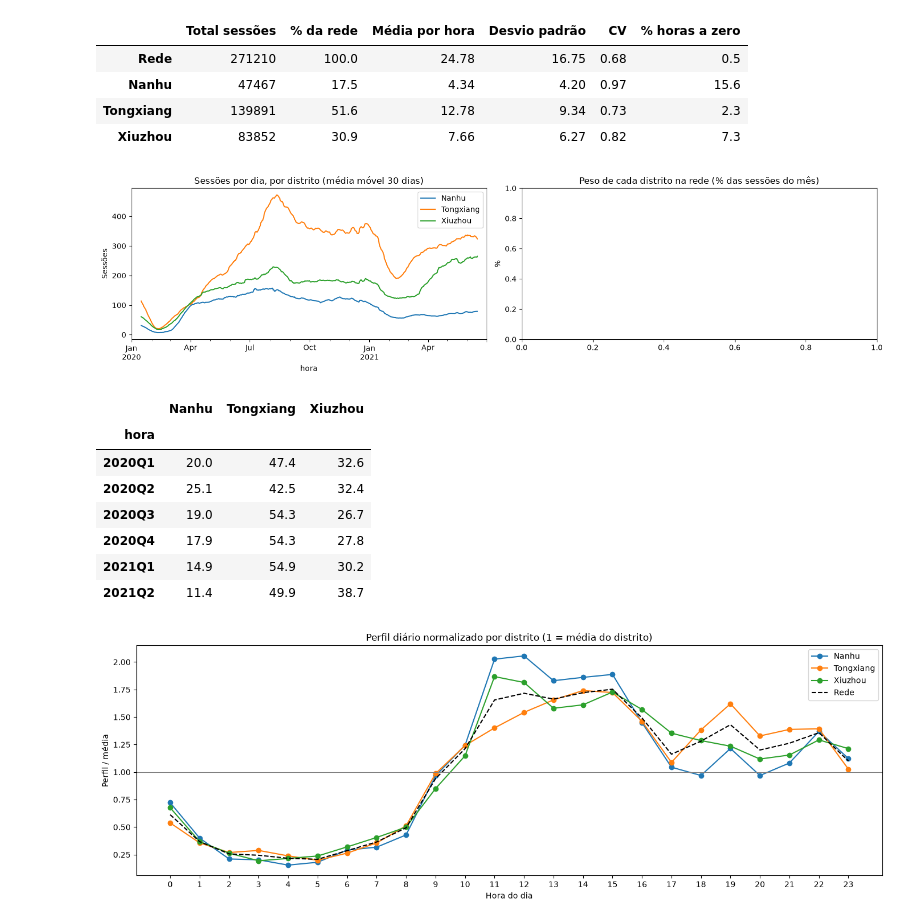
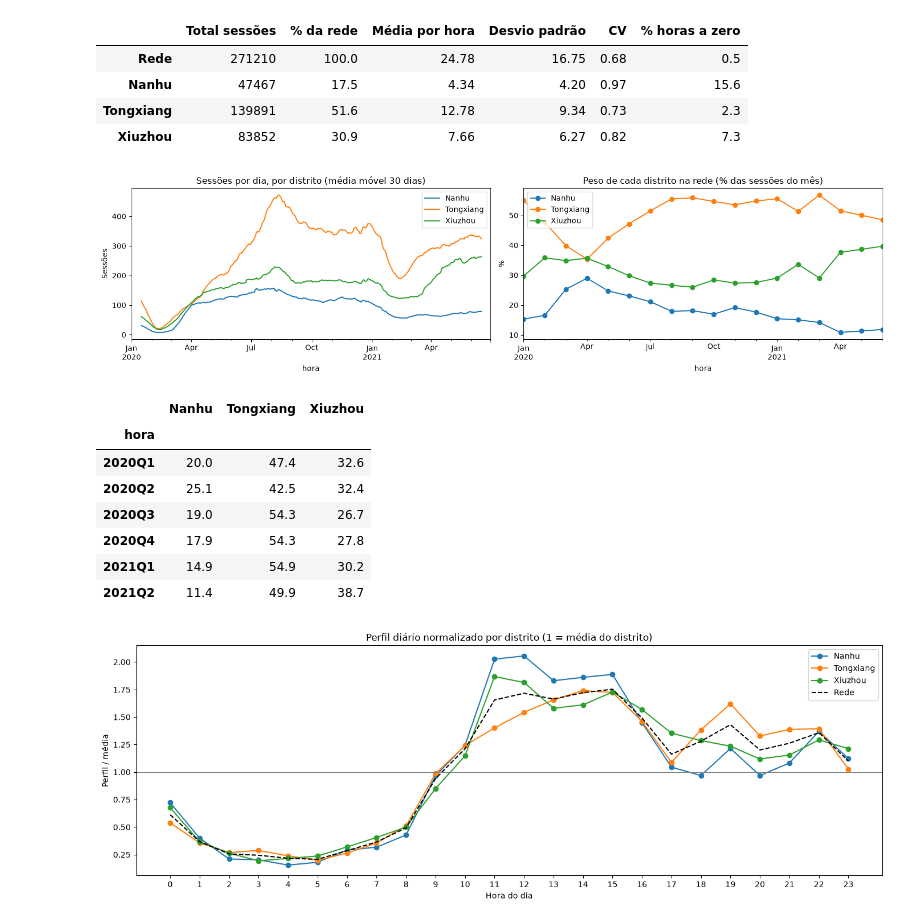
Before and after one commit to 1231478-Ellah-Fleischmann/MINDD-PROJETO-2, a Jupyter notebook: task1.ipynb, the cells around one changed output. Drawn from its saved outputs; the diff is of its cells as text; code cells hidden in the pictures.

```diff
--- a/task1.ipynb
+++ b/task1.ipynb
@@ -877,31 +877,31 @@ resumo
 # %%
 # 2) Tendência de cada distrito e evolução do peso na rede
 diario_d = series.loc[:TRAIN_END, nomes_distritos].resample('D').sum()
 mm30_d = diario_d.rolling(30, center=True).mean()
 
 quota = series.loc[:TRAIN_END, nomes_distritos].resample('MS').sum()
 quota = quota.div(quota.sum(axis=1), axis=0) * 100
 
 fig, axes = plt.subplots(1, 2, figsize=(15, 4))
 
 mm30_d.plot(ax=axes[0])
 axes[0].set_title('Sessões por dia, por distrito (média móvel 30 dias)')
 axes[0].set_ylabel('Sessões')
 
-quota = series.loc[:TRAIN_END, nomes_distritos].resample('MS').sum()
+quota.plot(ax=axes[1], marker='o')
 axes[1].set_title('Peso de cada distrito na rede (% das sessões do mês)')
 axes[1].set_ylabel('%')
 
 plt.tight_layout()
 plt.show()
 
 # Peso por trimestre (tabela resumo)
 quota_trim = series.loc[:TRAIN_END, nomes_distritos].resample('QS').sum()
 quota_trim = (quota_trim.div(quota_trim.sum(axis=1), axis=0) * 100).round(1)
 quota_trim.index = quota_trim.index.to_period('Q').astype(str)
 quota_trim
 # %% [output]
-[figure, old version]
+[figure, new version]
 |  | Nanhu | Tongxiang | Xiuzhou |
 | hora |  |  |  |
 | 2020Q1 | 20.0 | 47.4 | 32.6 |
```
Also changed, not shown: parts of 3 cells of this notebook.
